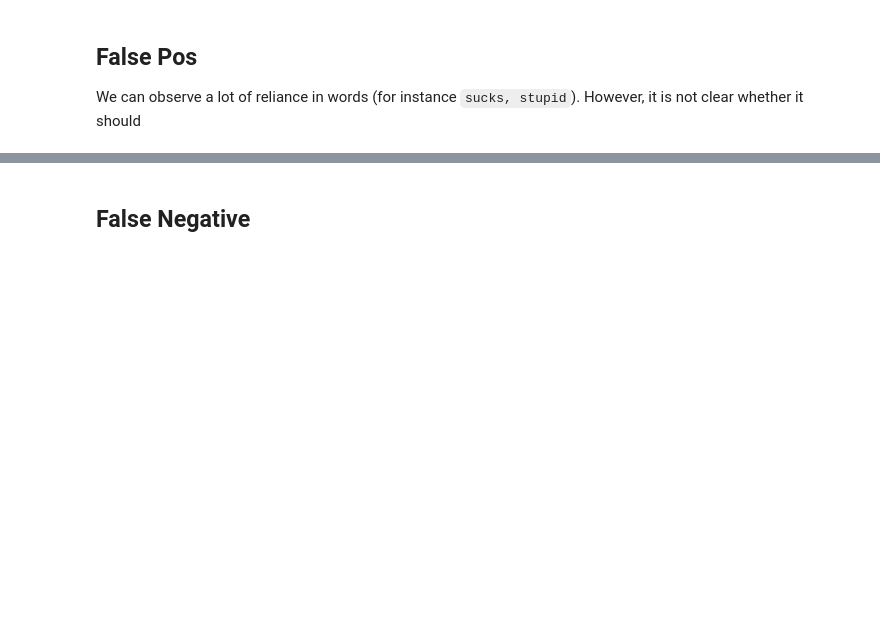
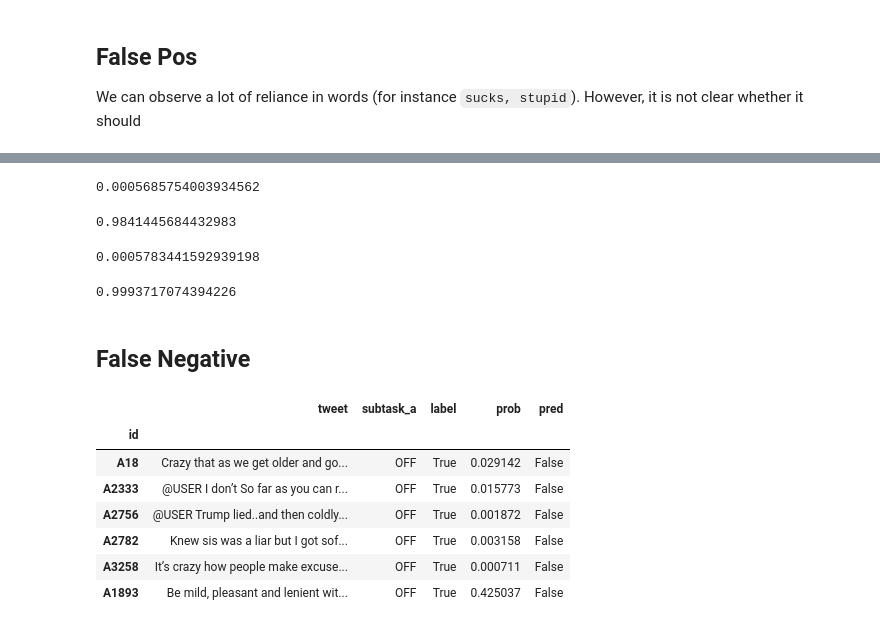
Before and after one commit to finiteautomata/offenseval2020, a Jupyter notebook: notebooks/Error Analysis.ipynb, the cells around one changed output, grey strips where cells are left out. Saved outputs shown, nothing was run; the diff lists cells and outputs as text; code cells hidden in the pictures; blank space fills up the shorter version.

```diff
--- a/notebooks/Error Analysis.ipynb
+++ b/notebooks/Error Analysis.ipynb
@@ -337,5 +430,34 @@ from offenseval.nn.evaluation import predict_sentence
+# %%
+predict("Black gospel")
+# %% [output]
+0.0005685754003934562
+# %%
+predict("They say it is disgusting")
+# %% [output]
+0.9841445684432983
+# %%
+predict("Nice cat")
+# %% [output]
+0.0005783441592939198
+# %%
+predict("I talk about a racist guy")
+# %% [output]
+0.9993717074394226
 # %% [markdown]
 ## False Negative
+# %%
+error_negs = false_neg.iloc[[0, 8, 13, 14, 25, 28]]
+
+error_negs
+# %% [output]
+|  | tweet | subtask_a | label | prob | pred |
+| id |  |  |  |  |  |
+| A18 | Crazy that as we get older and go... | OFF | True | 0.029142 | False |
+| A2333 | @USER I don’t So far as you can r... | OFF | True | 0.015773 | False |
+| A2756 | @USER Trump lied..and then coldly... | OFF | True | 0.001872 | False |
+| A2782 | Knew sis was a liar but I got sof... | OFF | True | 0.003158 | False |
+| A3258 | It’s crazy how people make excuse... | OFF | True | 0.000711 | False |
+| A1893 | Be mild, pleasant and lenient wit... | OFF | True | 0.425037 | False |
 # %%
 my_visualization(false_neg_vis)
 # %% [output]
```
Also changed, not shown: parts of 26 cells of this notebook, 1 other file.
